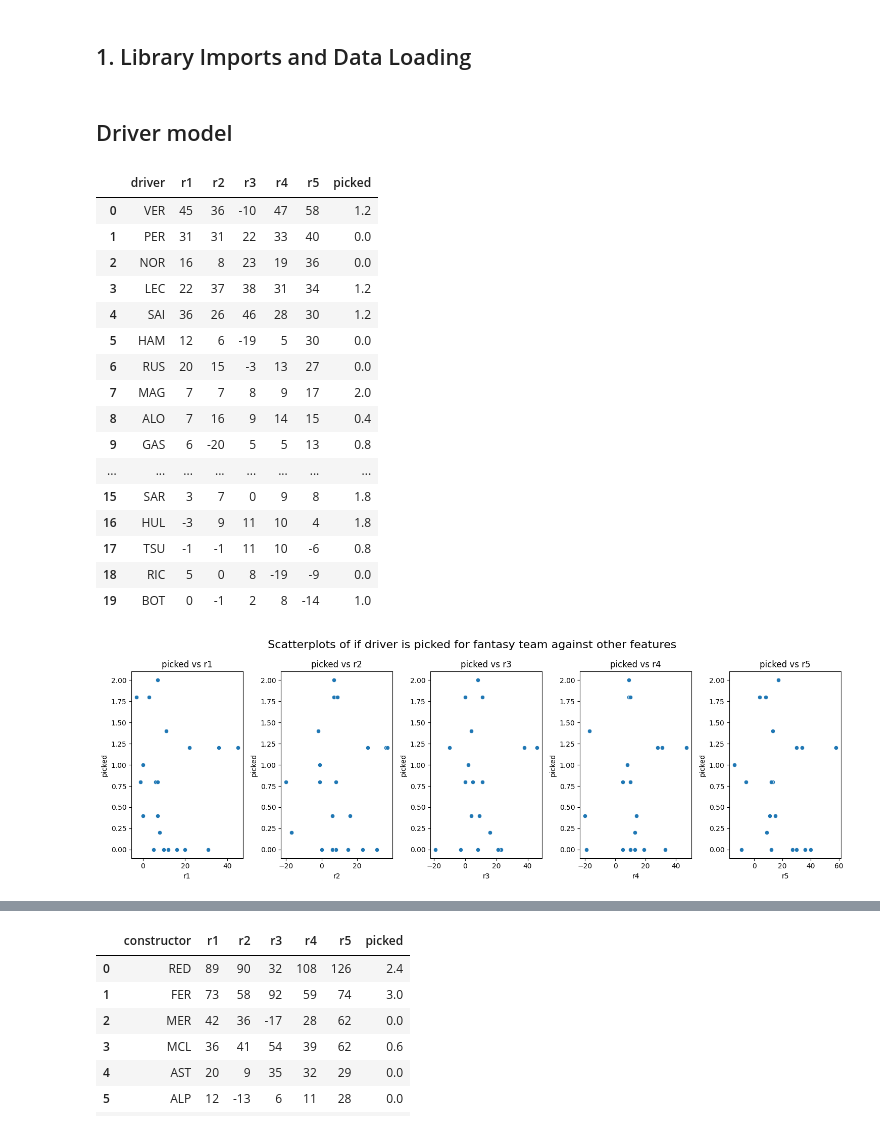
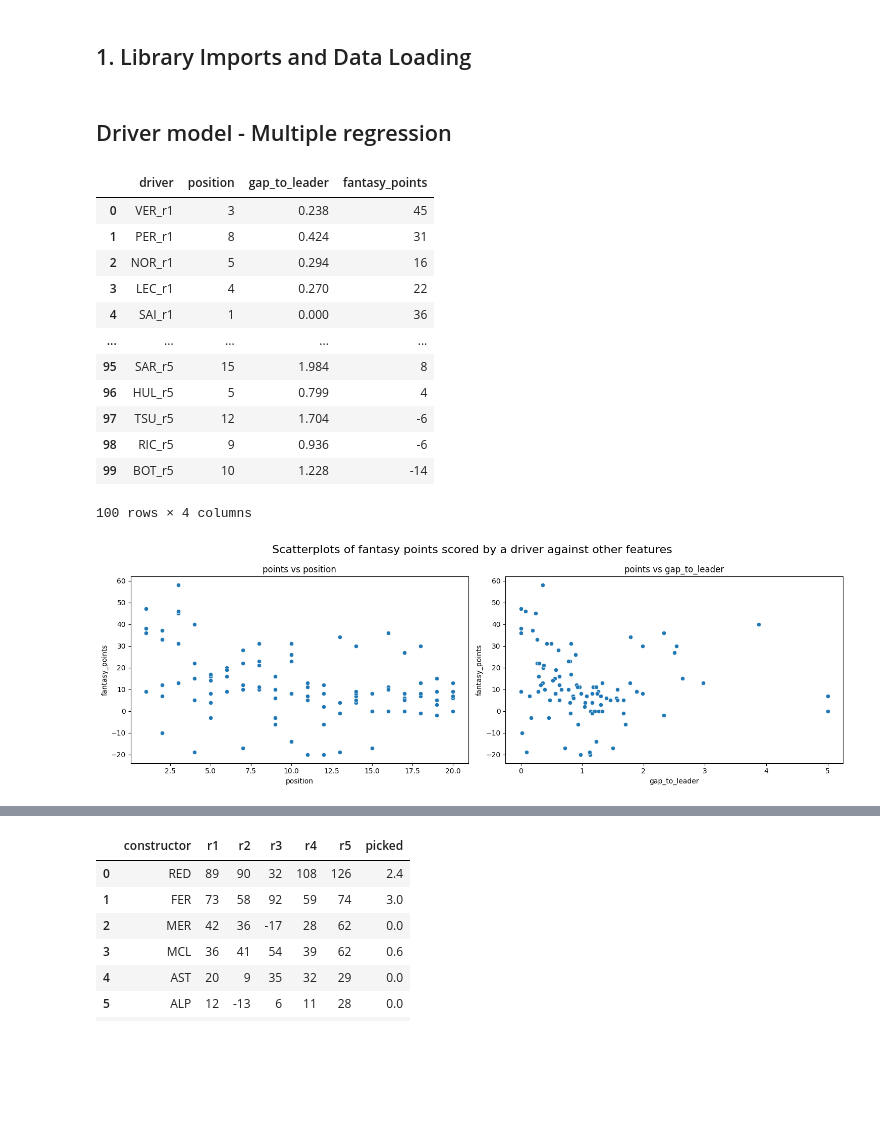
Before and after one commit to ldhaliwal/F1FantasyTeamOptimizer, a Jupyter notebook: model.ipynb, the cells around one changed output, grey strips where cells are left out. Drawn from its saved outputs; the diff is of its cells as text; code cells hidden in the pictures; blank space fills up the shorter version.

Commit message:
added new data, made a new logistic model

```diff
--- a/model.ipynb
+++ b/model.ipynb
@@ -9,44 +9,40 @@ from sklearn.linear_model import LinearRegression
 from sklearn.model_selection import train_test_split
 from sklearn.metrics import confusion_matrix, ConfusionMatrixDisplay
 # %% [markdown]
-## Driver model
+## Driver model - Multiple regression
 # %%
-driver_df = pd.read_csv("data/driver_data_v2.csv")
+driver_df = pd.read_csv("data/driver_data_v3.csv")
 # %%
 driver_df
 # %% [output]
-|  | driver | r1 | r2 | r3 | r4 | r5 | picked |
-| 0 | VER | 45 | 36 | -10 | 47 | 58 | 1.2 |
-| 1 | PER | 31 | 31 | 22 | 33 | 40 | 0.0 |
-| 2 | NOR | 16 | 8 | 23 | 19 | 36 | 0.0 |
-| 3 | LEC | 22 | 37 | 38 | 31 | 34 | 1.2 |
-| 4 | SAI | 36 | 26 | 46 | 28 | 30 | 1.2 |
-| 5 | HAM | 12 | 6 | -19 | 5 | 30 | 0.0 |
-| 6 | RUS | 20 | 15 | -3 | 13 | 27 | 0.0 |
-| 7 | MAG | 7 | 7 | 8 | 9 | 17 | 2.0 |
-| 8 | ALO | 7 | 16 | 9 | 14 | 15 | 0.4 |
-| 9 | GAS | 6 | -20 | 5 | 5 | 13 | 0.8 |
-| ... | ... | ... | ... | ... | ... | ... | ... |
-| 15 | SAR | 3 | 7 | 0 | 9 | 8 | 1.8 |
-| 16 | HUL | -3 | 9 | 11 | 10 | 4 | 1.8 |
-| 17 | TSU | -1 | -1 | 11 | 10 | -6 | 0.8 |
-| 18 | RIC | 5 | 0 | 8 | -19 | -9 | 0.0 |
-| 19 | BOT | 0 | -1 | 2 | 8 | -14 | 1.0 |
+|  | driver | position | gap_to_leader | fantasy_points |
+| 0 | VER_r1 | 3 | 0.238 | 45 |
+| 1 | PER_r1 | 8 | 0.424 | 31 |
+| 2 | NOR_r1 | 5 | 0.294 | 16 |
+| 3 | LEC_r1 | 4 | 0.270 | 22 |
+| 4 | SAI_r1 | 1 | 0.000 | 36 |
+| ... | ... | ... | ... | ... |
+| 95 | SAR_r5 | 15 | 1.984 | 8 |
+| 96 | HUL_r5 | 5 | 0.799 | 4 |
+| 97 | TSU_r5 | 12 | 1.704 | -6 |
+| 98 | RIC_r5 | 9 | 0.936 | -6 |
+| 99 | BOT_r5 | 10 | 1.228 | -14 |
+100 rows × 4 columns
 # %%
 # Make sure the relationship looks linear
-possible_features = ['r1', 'r2', 'r3', 'r4', 'r5']
+possible_features = ['position', 'gap_to_leader']
 
 # Create 3 axes in 1 row that don't share the y axis
 fig, axes = plt.subplots(nrows=1, ncols=len(possible_features), figsize=(15, 5), sharey=False)
 
 # Loop through
 for index, feature in enumerate(possible_features):
-    sns.scatterplot(data=driver_df, x=feature, y="picked", ax=axes[index])
-    axes[index].set_title(f'picked vs {feature}')
+    sns.scatterplot(data=driver_df, x=feature, y="fantasy_points", ax=axes[index])
+    axes[index].set_title(f'points vs {feature}')
 
-fig.suptitle("Scatterplots of if driver is picked for fantasy team against other features", fontsize=16)
+fig.suptitle("Scatterplots of fantasy points scored by a driver against other features", fontsize=16)
 fig.tight_layout()
 # %% [output]
-[figure, old version]
+[figure, new version]
 # %%
 # Create the model with everything first
```
Also changed, not shown: parts of 15 cells of this notebook, 5 other files.
